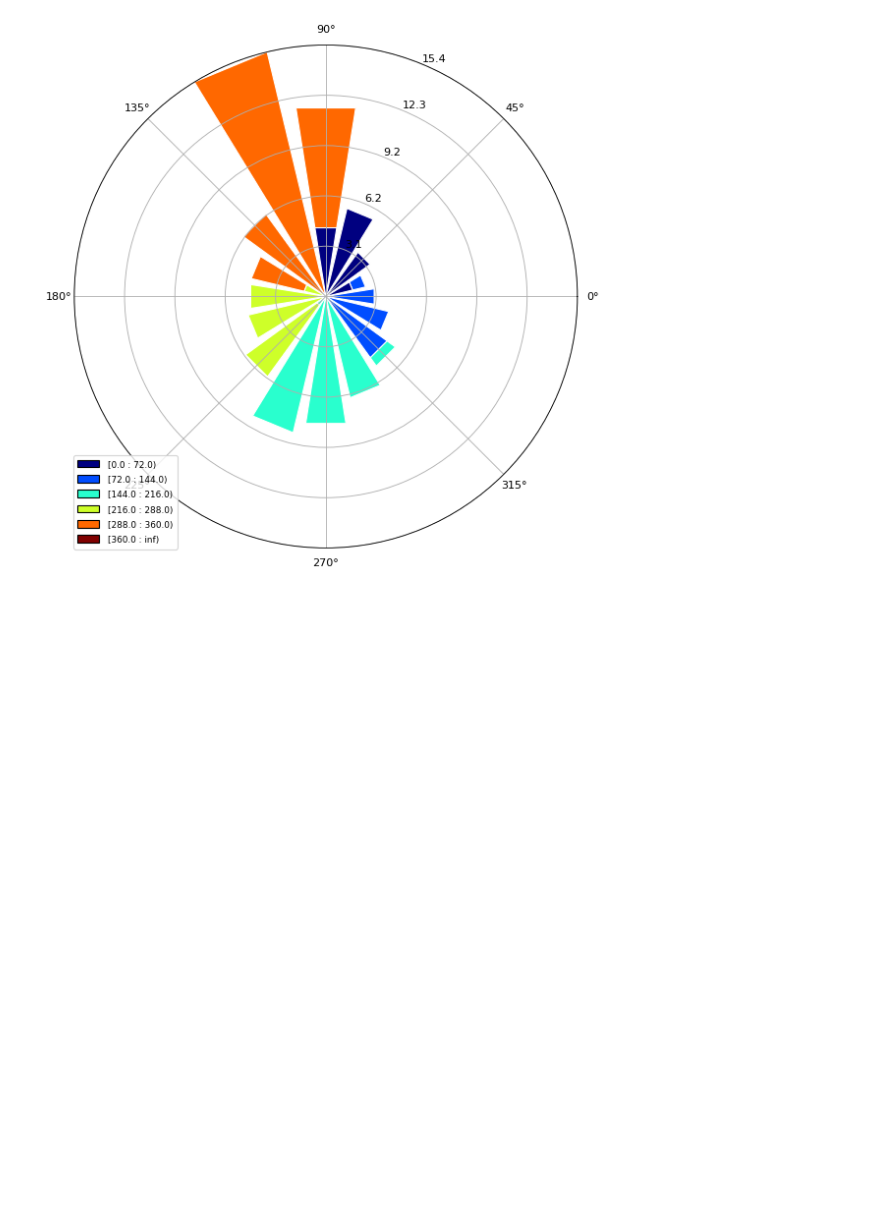
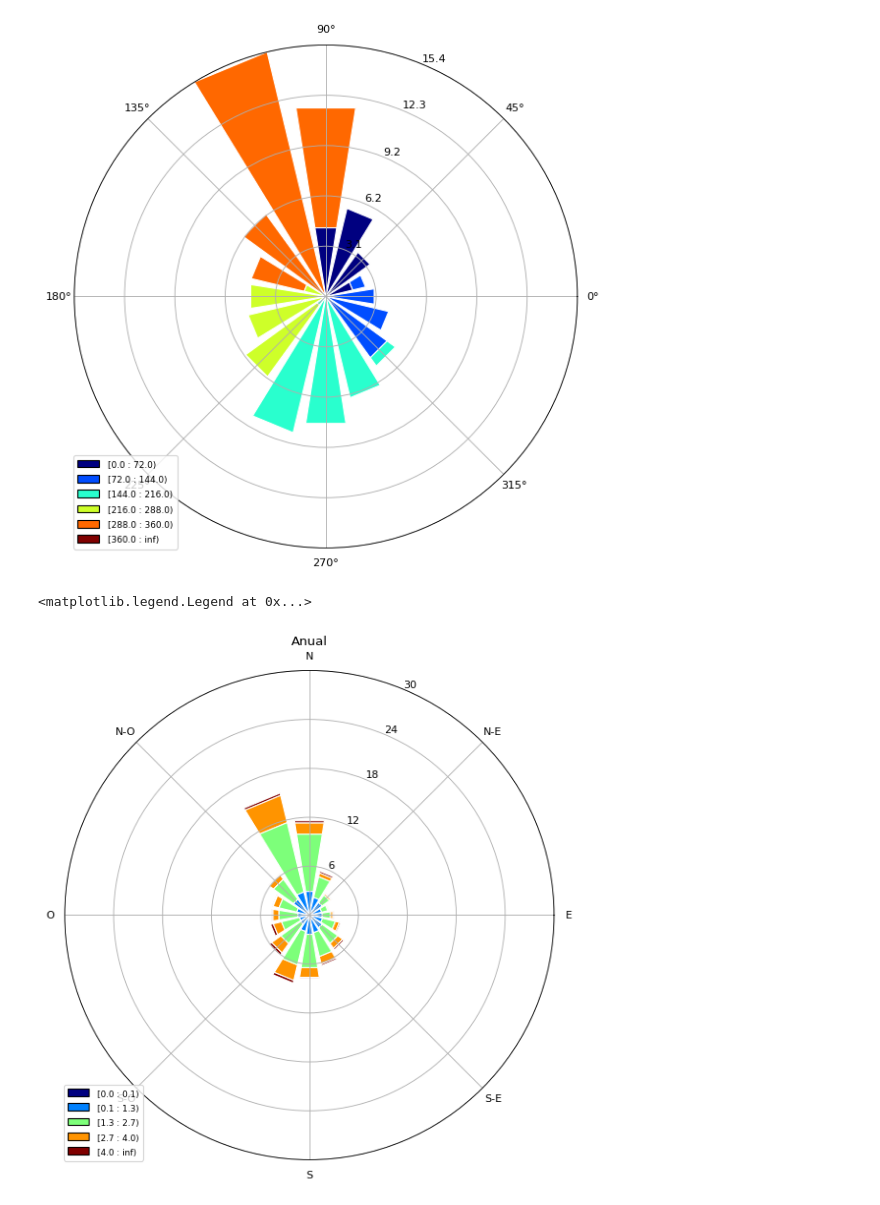
Before and after one commit to AltamarMx/mas20problemas, a Jupyter notebook: notebooks/04_RosaVientos.ipynb, the cells around one changed output. Saved outputs shown, nothing was run; the diff lists cells and outputs as text; code cells hidden in the pictures; blank space fills up the shorter version.

```diff
--- a/notebooks/04_RosaVientos.ipynb
+++ b/notebooks/04_RosaVientos.ipynb
@@ -56,3 +60,13 @@ ax.set_legend()
 # %% [output]
 <matplotlib.legend.Legend at 0x...>
 [figure]
+# %%
+ax = WindroseAxes.from_ax(rmax=30,theta_labels=["E", "N-E", "N", "N-O", "O", "S-O", "S", "S-E"])
+ax.set_title('Anual')
+rangos = [0., 0.1,1.34,2.67,4]
+
+ax.bar(tmx.WD,tmx.WS, bins= rangos,normed=True, opening=.8, edgecolor='white')
+ax.set_legend()
+# %% [output]
+<matplotlib.legend.Legend at 0x...>
+[figure, added]
```
Also changed, not shown: parts of 8 cells of this notebook, 1 other file.
